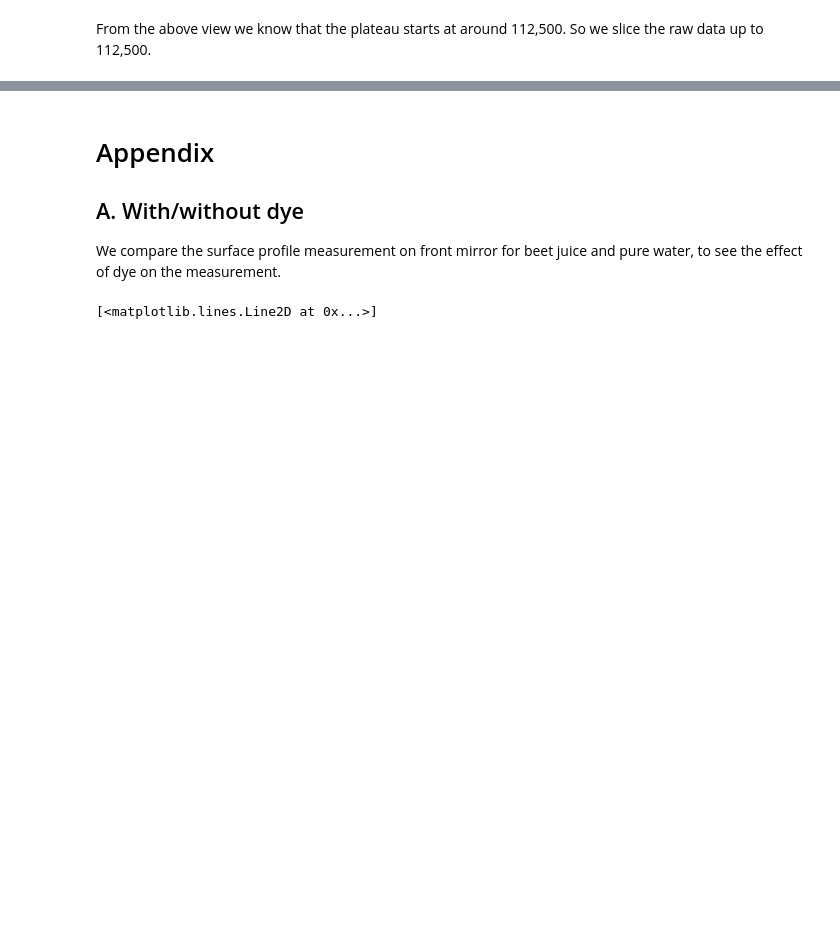
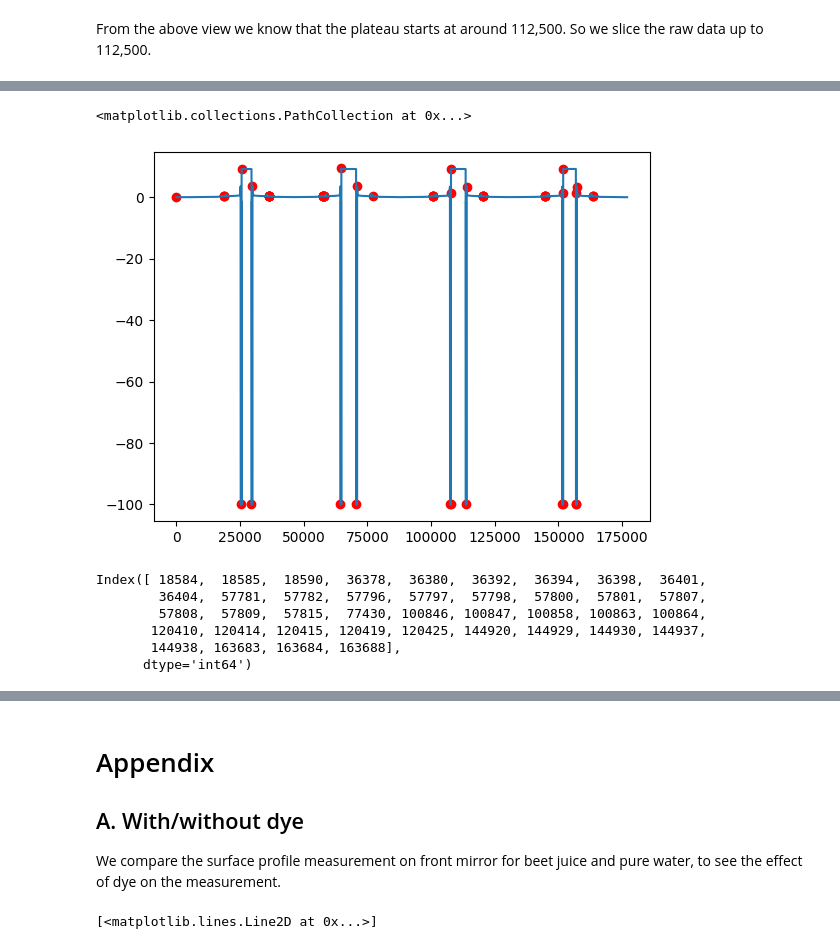
Before and after one commit to ZLoverty/WPM, a Jupyter notebook: Code/Surface_profile.ipynb, the cells around one changed output, grey strips where cells are left out. Cells and saved outputs as stored; diff of their text form; code cells hidden in the pictures; blank space fills up the shorter version.

```diff
--- a/Code/Surface_profile.ipynb
+++ b/Code/Surface_profile.ipynb
@@ -127,0 +66,8 @@ profile = pd.DataFrame({"x": x, "h": hflip})
+# %%
+ind = raw.index[np.squeeze(np.sign(raw - 0.3).diff().ne(0).values)]
+# %%
+plt.plot(raw)
+plt.scatter(ind, raw.loc[ind], color="red")
+# %% [output]
+<matplotlib.collections.PathCollection at 0x...>
+[figure, added]
@@ -127,0 +77,9 @@ profile = pd.DataFrame({"x": x, "h": hflip})
+# %%
+ind01
+# %% [output]
+Index([ 18584,  18585,  18590,  36378,  36380,  36392,  36394,  36398,  36401,
+        36404,  57781,  57782,  57796,  57797,  57798,  57800,  57801,  57807,
+        57808,  57809,  57815,  77430, 100846, 100847, 100858, 100863, 100864,
+       120410, 120414, 120415, 120419, 120425, 144920, 144929, 144930, 144937,
+       144938, 163683, 163684, 163688],
+      dtype='int64')
```
Also changed, not shown: parts of 26 cells of this notebook.
